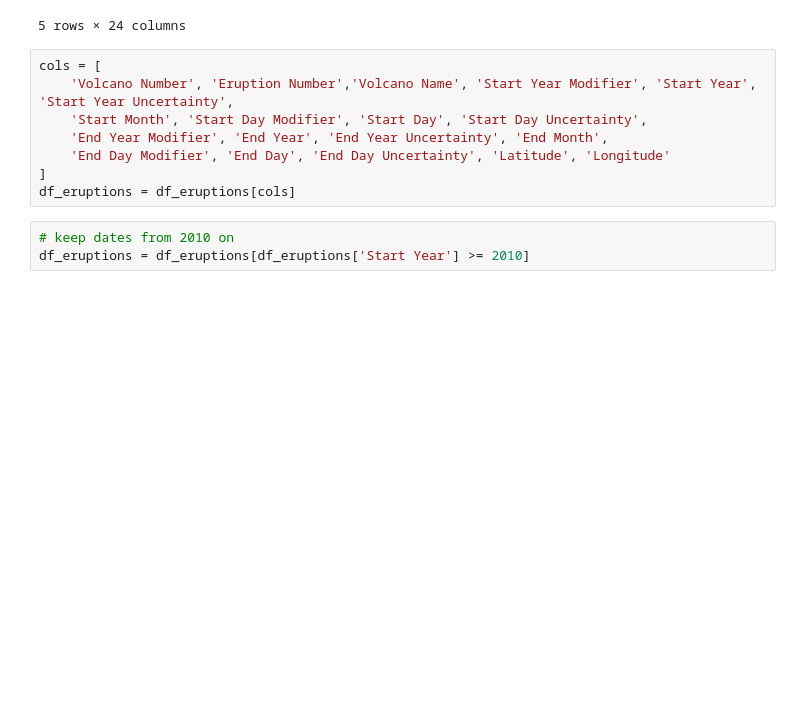
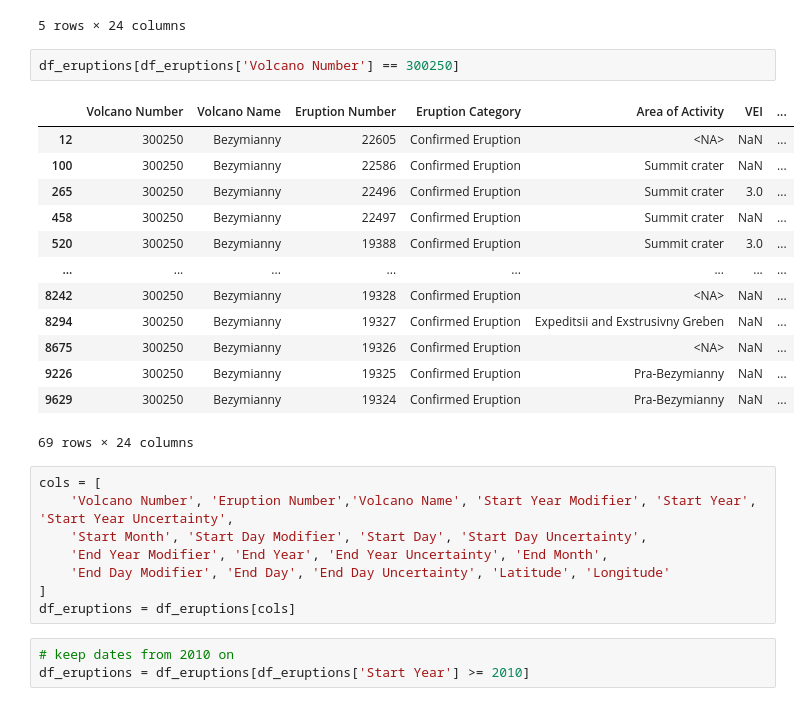
Before and after one commit to thsator/sat-imagery-ml, a Jupyter notebook: 1_DatasetCharacteristics/preprocess_eruption_dates.ipynb, the cells around one changed output. Cells and saved outputs as stored; diff of their text form; blank space fills up the shorter version.

```diff
--- a/1_DatasetCharacteristics/preprocess_eruption_dates.ipynb
+++ b/1_DatasetCharacteristics/preprocess_eruption_dates.ipynb
@@ -76,6 +76,22 @@ df_eruptions.head()
 | 3 | 300260 | Klyuchevskoy | 22610 | Confirmed Eruption | <NA> | NaN | ... |
 | 4 | 371020 | Reykjanes | 22612 | Confirmed Eruption | <NA> | NaN | ... |
 5 rows × 24 columns
+# %%
+df_eruptions[df_eruptions['Volcano Number'] == 300250]
+# %% [output]
+|  | Volcano Number | Volcano Name | Eruption Number | Eruption Category | Area of Activity | VEI | ... |
+| 12 | 300250 | Bezymianny | 22605 | Confirmed Eruption | <NA> | NaN | ... |
+| 100 | 300250 | Bezymianny | 22586 | Confirmed Eruption | Summit crater | NaN | ... |
+| 265 | 300250 | Bezymianny | 22496 | Confirmed Eruption | Summit crater | 3.0 | ... |
+| 458 | 300250 | Bezymianny | 22497 | Confirmed Eruption | Summit crater | NaN | ... |
+| 520 | 300250 | Bezymianny | 19388 | Confirmed Eruption | Summit crater | 3.0 | ... |
+| ... | ... | ... | ... | ... | ... | ... | ... |
+| 8242 | 300250 | Bezymianny | 19328 | Confirmed Eruption | <NA> | NaN | ... |
+| 8294 | 300250 | Bezymianny | 19327 | Confirmed Eruption | Expeditsii and Exstrusivny Greben | NaN | ... |
+| 8675 | 300250 | Bezymianny | 19326 | Confirmed Eruption | <NA> | NaN | ... |
+| 9226 | 300250 | Bezymianny | 19325 | Confirmed Eruption | Pra-Bezymianny | NaN | ... |
+| 9629 | 300250 | Bezymianny | 19324 | Confirmed Eruption | Pra-Bezymianny | NaN | ... |
+69 rows × 24 columns
 # %%
 cols = [
     'Volcano Number', 'Eruption Number','Volcano Name', 'Start Year Modifier', 'Start Year', 'Start Year Uncertainty',
```
Also changed, not shown: parts of 2 cells of this notebook.
